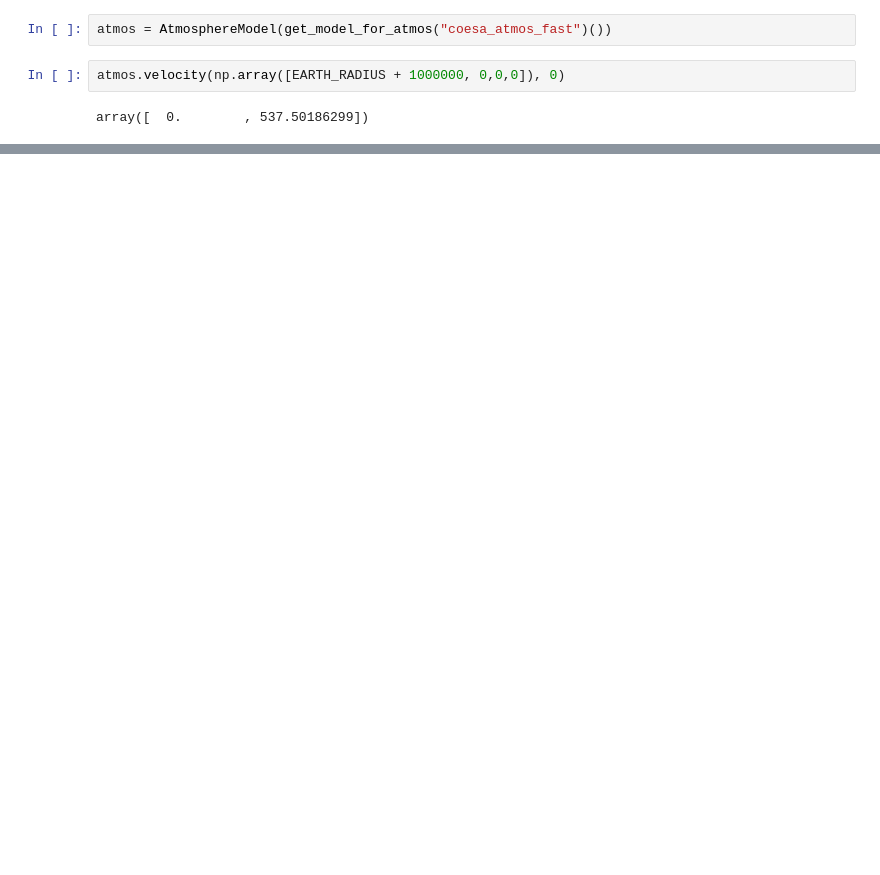
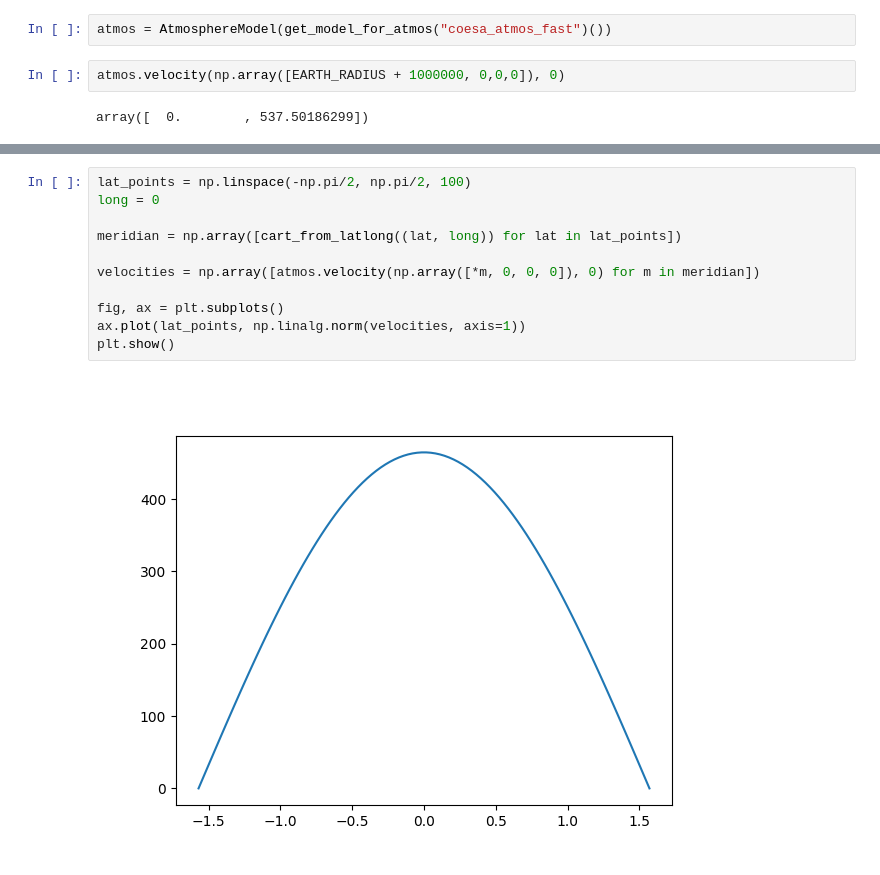
Before and after one commit to brendanbennett/deorbiter, a Jupyter notebook: examples/atmos_volocity_test.ipynb, the cells around one changed output, grey strips where cells are left out. Drawn from its saved outputs; the diff is of its cells as text; blank space fills up the shorter version.

```diff
--- a/examples/atmos_volocity_test.ipynb
+++ b/examples/atmos_volocity_test.ipynb
@@ -59,0 +61,13 @@ ax.legend()
+# %%
+lat_points = np.linspace(-np.pi/2, np.pi/2, 100)
+long = 0
+
+meridian = np.array([cart_from_latlong((lat, long)) for lat in lat_points])
+
+velocities = np.array([atmos.velocity(np.array([*m, 0, 0, 0]), 0) for m in meridian])
+
+fig, ax = plt.subplots()
+ax.plot(lat_points, np.linalg.norm(velocities, axis=1))
+plt.show()
+# %% [output]
+[figure, added]
```
Also changed, not shown: parts of 3 cells of this notebook, 3 other files.
